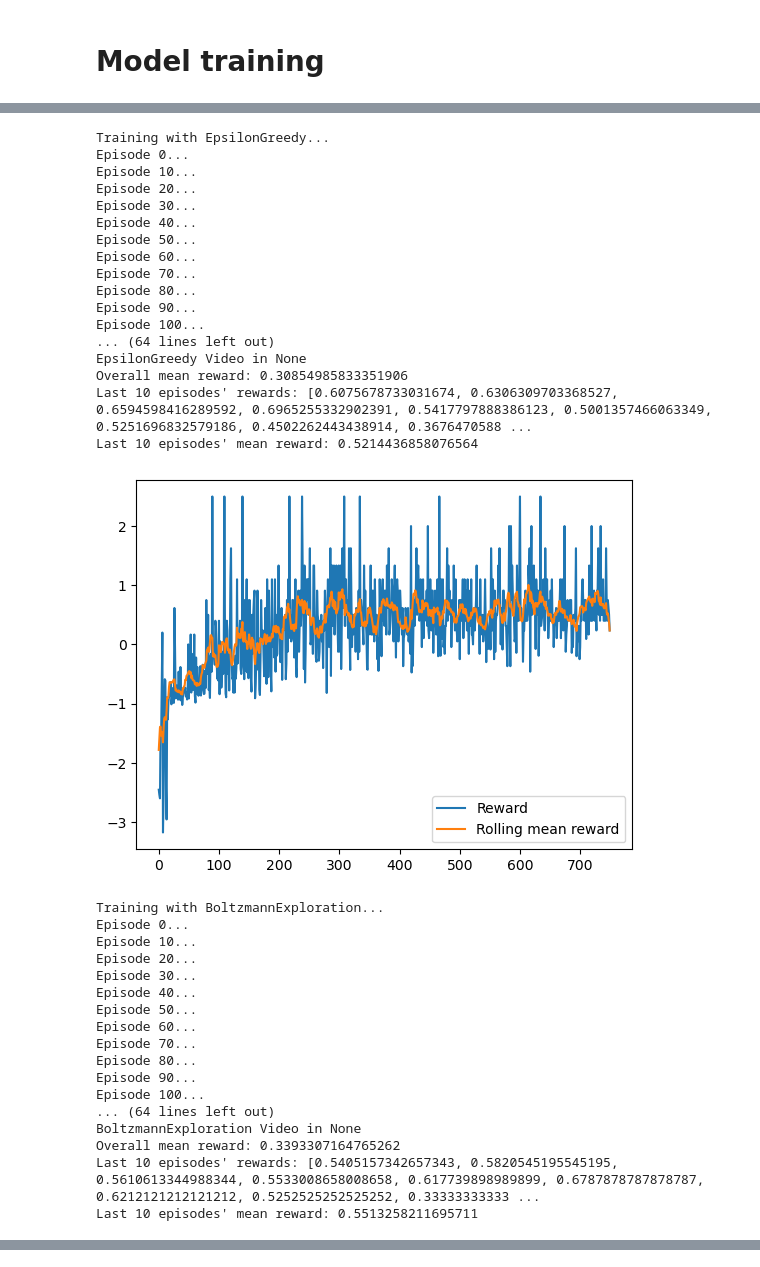
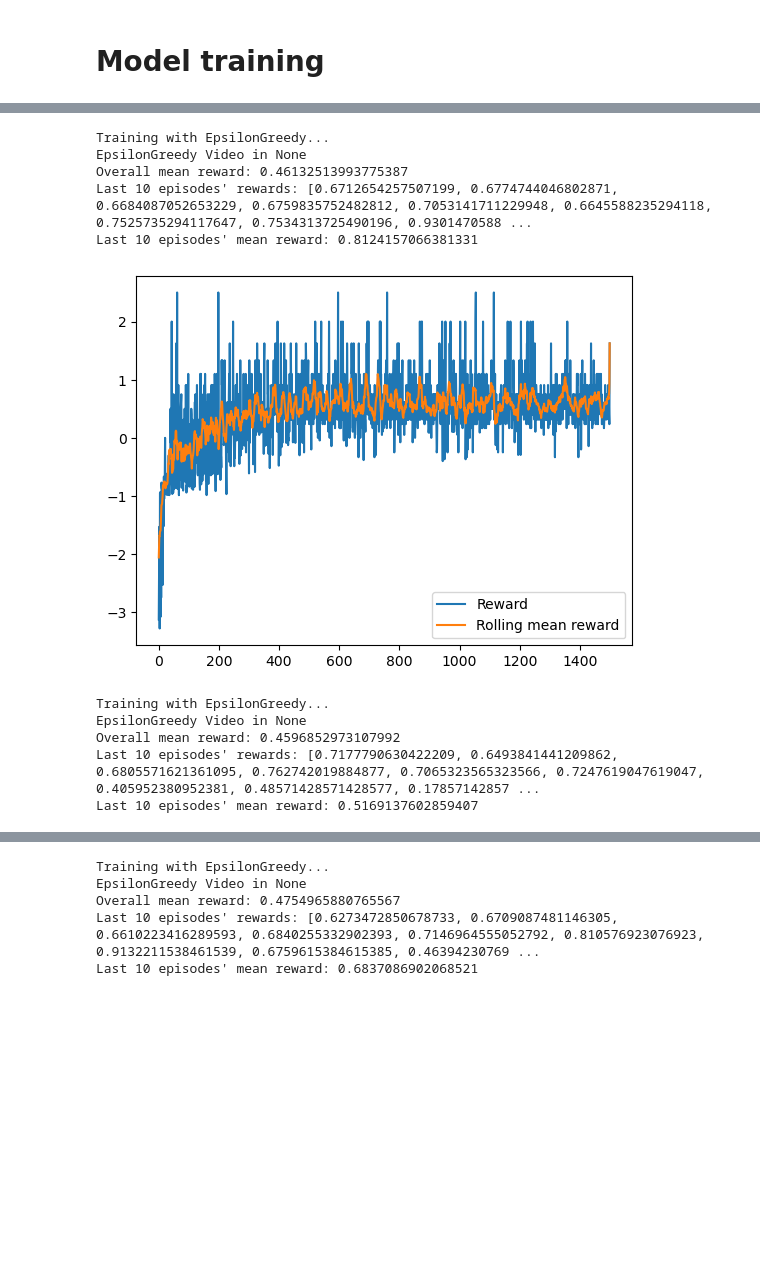
Before and after one commit to shmnrr/CS4049_ASS2, a Jupyter notebook: assessment2.ipynb, the cells around one changed output, grey strips where cells are left out. Saved outputs shown, nothing was run; the diff lists cells and outputs as text; code cells hidden in the pictures; blank space fills up the shorter version.

```diff
--- a/assessment2.ipynb
+++ b/assessment2.ipynb
@@ -47,8 +56,8 @@ class QTable:
     Parameters:
     - action_space (int): The number of possible actions in the environment.
     - state_space (int): The number of possible states in the environment.
-    - learning_rate (float): The learning rate for updating Q-values (default is 0.3).
-    - discount_factor (float): The discount factor for future rewards in Q-value updates (default is 0.7).
+    - learning_rate (float): The learning rate for updating Q-values (default is 1).
+    - discount_factor (float): The discount factor for future rewards in Q-value updates (default is 0.3).
     """
     def __init__(self, action_space: int, state_space: int, learning_rate: float = 1, discount_factor: float = 0.3):
         # Initialize the Q-table with random values
@@ -70,7 +79,7 @@ class QTable:
         - rewards (List[float]): List of rewards received.
         - done (List[int]): List of states if done.
         """
-        for i in range(len(states)):
+        for i in range(len(rewards)):
             state = states[i]
             next_state = next_states[i]
             action_taken = actions_taken[i]
@@ -110,13 +119,13 @@ class QTable:
 # %%
 class QNeural:
     """
-    A neural network-based Q-learning agent.
+    A Q-table-based reinforcement learning agent neural network model.
 
     Parameters:
     - action_space (int): The number of possible actions in the environment.
     - state_space (int): The number of possible states in the environment.
-    - learning_rate (float): The learning rate for updating Q-values (default is 0.3).
-    - discount_factor (float): The discount factor for future rewards in Q-value updates (default is 0.7).
+    - learning_rate (float): The learning rate for updating Q-values (default is 1).
+    - discount_factor (float): The discount factor for future rewards in Q-value updates (default is 0.3).
     """
     def __init__(self, action_space: int, state_space: int, learning_rate: float = 1, discount_factor: float = 0.3):
         self.state_space = state_space
@@ -127,7 +136,7 @@ class QNeural:
         # Define a neural network model using Keras
         self.model = tensorflow.keras.Sequential([
             tensorflow.keras.layers.Input(shape=(state_space,)),
-            # tensorflow.keras.layers.Dense(action_space, activation="relu"),
+            tensorflow.keras.layers.Dense(state_space, activation="relu"),
             tensorflow.keras.layers.Dense(action_space, activation="linear"),
         ])
         self.model.compile(loss='mse', optimizer=tensorflow.keras.optimizers.legacy.Adam(learning_rate=learning_rate))
@@ -138,7 +147,7 @@ class QNeural:
         done: typing.List[int]
     ):
         """
-        Update the neural network's weights based on experienced transitions.
+        Update Q-values based on experienced transitions.
 
         Parameters:
         - states (List[int]): List of current states.
@@ -167,6 +176,7 @@ class QNeural:
         # Update the model's weights using the modified Q-values
         self.model.fit(state_one_hot, target, epochs=1, verbose=0)
 
+
     def qt(self, state: int) -> typing.List[float]:
         """
         Get the list of Q-values for all actions in a given state.
@@ -177,10 +187,10 @@ class QNeural:
         Returns:
         - List[float]: The list of Q-values for all actions in the specified state.
         """
-        state_tensor = tensorflow.one_hot(state, self.state_space)
+        state_tensor = tensorflow.one_hot(state, depth = self.state_space)
         state_tensor = tensorflow.expand_dims(state_tensor, 0)
-        action_probs = self.model(state_tensor, training=False)
-        return action_probs[0].numpy()
+        return self.model.predict(state_tensor, verbose=0)[0]
+
 
     def max_reward(self, state: int) -> float:
         """
@@ -362,7 +372,6 @@ class ThompsonSampling:
 # %% [markdown]
 # Learning Algorithm
 # %%
-
 def learn(env, num_episodes: int, max_steps_per_episode: int, selection_method, learning_method, print_nth_episode: int = None):
     """
     Train a reinforcement learning agent using a specified selection method and learning method.
@@ -377,7 +386,7 @@ def learn(env, num_episodes: int, max_steps_per_episode: int, selection_method,
     Returns:
     - episode_mean_reward (List[float]): List containing the mean reward for each episode during training.
     """
-    batch_size = 1
+    batch_size = 25
 
     # Initialize the learning and selection methods
     l = learning_method(env.action_space.n, env.observation_space.n)
@@ -481,71 +496,47 @@ def train_and_plot(env, num_episodes, max_steps_per_episode, action_selections,
     for action_selection in action_selections:
         print(f"Training with {action_selection.__name__}...")
         # Train the agent using the specified action selection method and learning method
-        rewards, model = learn(env, num_episodes, max_steps_per_episode, action_selection, learning_method, window)
+        rewards, model = learn(env, num_episodes, max_steps_per_episode, action_selection, learning_method)
         models.append(model)
 
         # Display information about video recording folder
         print(f"{action_selection.__name__} Video in {folder_name}")
 
         # Calculate rolling mean of rewards for smoother visualization
         average_reward = []
         for x in range(len(rewards)):
             average_reward.append(np.mean(rewards[x:x+window]))
 
         overall_mean_reward = np.mean(rewards)
         last_ten_mean = np.mean([average_reward[-10:]])
 
         print(f"Overall mean reward: {overall_mean_reward}")
         print(f"Last 10 episodes' rewards: {average_reward[-10:]}")
         print(f"Last 10 episodes' mean reward: {last_ten_mean}")
 
         # Plot the rewards and rolling mean rewards
         plt.plot(rewards, label="Reward")
         plt.plot(average_reward, label="Rolling mean reward")
         plt.legend()
         plt.show()
 
 # Create the environment with video recording
 env, folder_name = create_environment("Taxi-v3", False)
 
 # List of action selection methods
-action_selections = [EpsilonGreedy, BoltzmannExploration, ThompsonSampling]
+action_selections = [EpsilonGreedy, EpsilonGreedy, EpsilonGreedy, EpsilonGreedy]
 
 # Call the function
-models = train_and_plot(env, 750, 1000, action_selections, QTable)
+models = train_and_plot(env, 1500, 1000, action_selections, QTable)
 # %% [output]
 Training with EpsilonGreedy...
-Episode 0...
-Episode 10...
-Episode 20...
-Episode 30...
-Episode 40...
-Episode 50...
-Episode 60...
-Episode 70...
-Episode 80...
-Episode 90...
-Episode 100...
-... (64 lines left out)
 EpsilonGreedy Video in None
-Overall mean reward: 0.30854985833351906
-Last 10 episodes' rewards: [0.6075678733031674, 0.6306309703368527, 0.6594598416289592, 0.6965255332902391, 0.5417797888386123, 0.5001357466063349, 0.5251696832579186, 0.4502262443438914, 0.3676470588 ...
-Last 10 episodes' mean reward: 0.5214436858076564
+Overall mean reward: 0.46132513993775387
+Last 10 episodes' rewards: [0.6712654257507199, 0.6774744046802871, 0.6684087052653229, 0.6759835752482812, 0.7053141711229948, 0.6645588235294118, 0.7525735294117647, 0.7534313725490196, 0.9301470588 ...
+Last 10 episodes' mean reward: 0.8124157066381331
-[figure, old version]
+[figure, new version]
-Training with BoltzmannExploration...
-Episode 0...
-Episode 10...
-Episode 20...
-Episode 30...
-Episode 40...
-Episode 50...
-Episode 60...
-Episode 70...
-Episode 80...
-Episode 90...
-Episode 100...
-... (64 lines left out)
-BoltzmannExploration Video in None
-Overall mean reward: 0.3393307164765262
-Last 10 episodes' rewards: [0.5405157342657343, 0.5820545195545195, 0.5610613344988344, 0.5533008658008658, 0.617739898989899, 0.6787878787878787, 0.6212121212121212, 0.5252525252525252, 0.33333333333 ...
-Last 10 episodes' mean reward: 0.5513258211695711
+Training with EpsilonGreedy...
+EpsilonGreedy Video in None
+Overall mean reward: 0.4596852973107992
+Last 10 episodes' rewards: [0.7177790630422209, 0.6493841441209862, 0.6805571621361095, 0.762742019884877, 0.7065323565323566, 0.7247619047619047, 0.405952380952381, 0.48571428571428577, 0.17857142857 ...
+Last 10 episodes' mean reward: 0.5169137602859407
@@ -570,0 +550,5 @@ Last 10 episodes' mean reward: 0.6932304778554779
+Training with EpsilonGreedy...
+EpsilonGreedy Video in None
+Overall mean reward: 0.4754965880765567
+Last 10 episodes' rewards: [0.6273472850678733, 0.6709087481146305, 0.6610223416289593, 0.6840255332902393, 0.7146964555052792, 0.810576923076923, 0.9132211538461539, 0.6759615384615385, 0.46394230769 ...
+Last 10 episodes' mean reward: 0.6837086902068521
```
Also changed, not shown: parts of 3 cells of this notebook.
